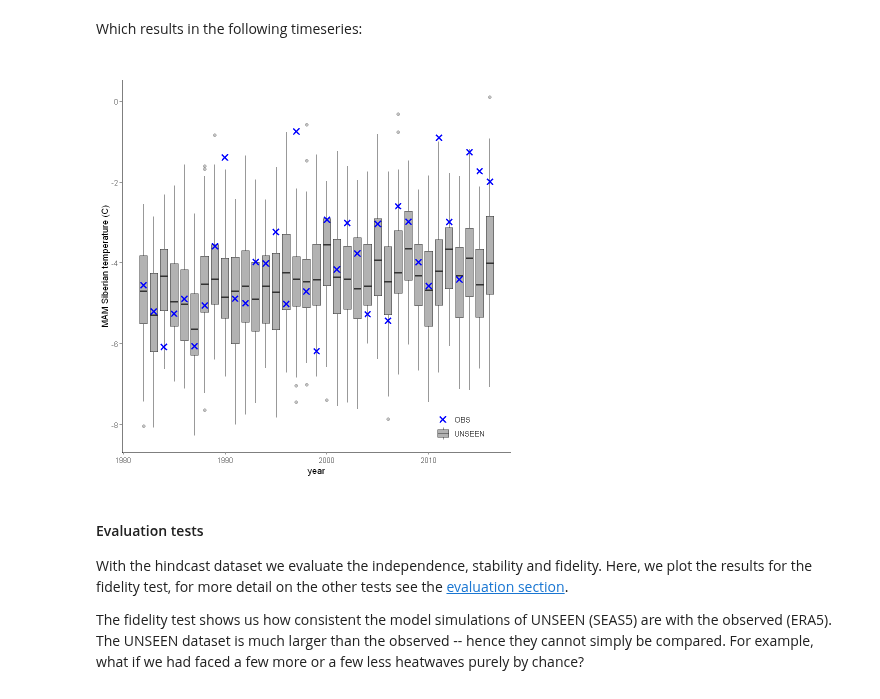
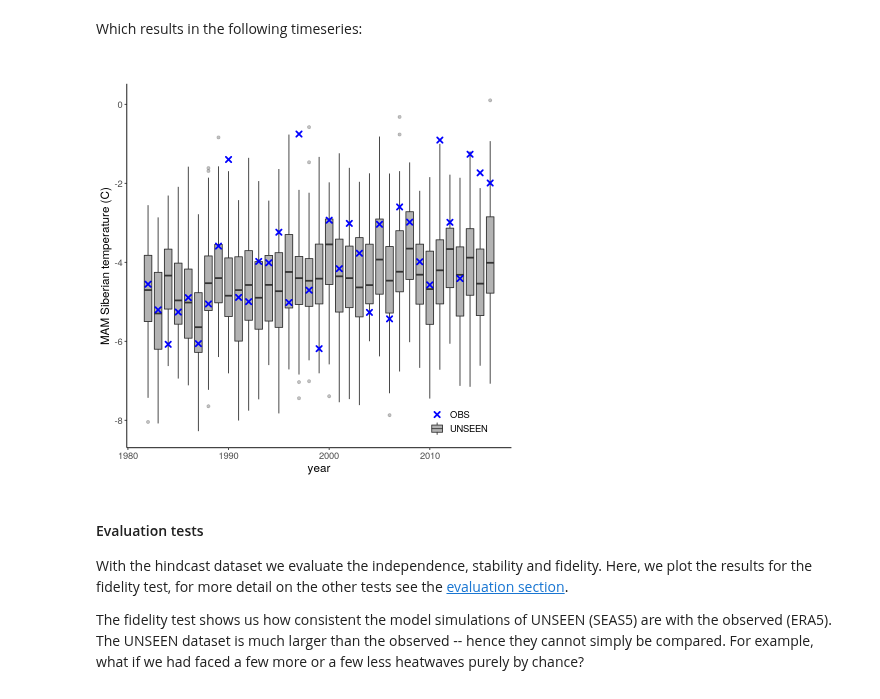
Before and after one commit to ECMWFCode4Earth/UNSEEN-open, a Jupyter notebook: doc/Notebooks/examples/Siberian_Heatwave.ipynb, the cells around one changed output. Cells and saved outputs as stored; diff of their text form; code cells hidden in the pictures.

```diff
--- a/doc/Notebooks/examples/Siberian_Heatwave.ipynb
+++ b/doc/Notebooks/examples/Siberian_Heatwave.ipynb
@@ -160,14 +200,15 @@ Which results in the following timeseries:
 # %%
 unseen_timeseries(
     ensemble = SEAS5_Siberia_events_zoomed_hindcast,
     obs = ERA5_Siberia_events_zoomed_hindcast,
     ensemble_yname = "t2m",
     ensemble_xname = "year",
     obs_yname = "t2m",
     obs_xname = "year",
-    ylab = "MAM Siberian temperature (C)")
+    ylab = "MAM Siberian temperature (C)") +
+    theme(text = element_text(size = 14))
 # %% [output]
-[figure, old version]
+[figure, new version]
 # %% [markdown]
 #### Evaluation tests
 With the hindcast dataset we evaluate the independence, stability and fidelity. Here, we plot the results for the fidelity test, for more detail on the other tests see the [evaluation section](../3.Evaluate/3.Evaluate.ipynb).
```
Also changed, not shown: parts of 32 cells of this notebook, 2 other files.
